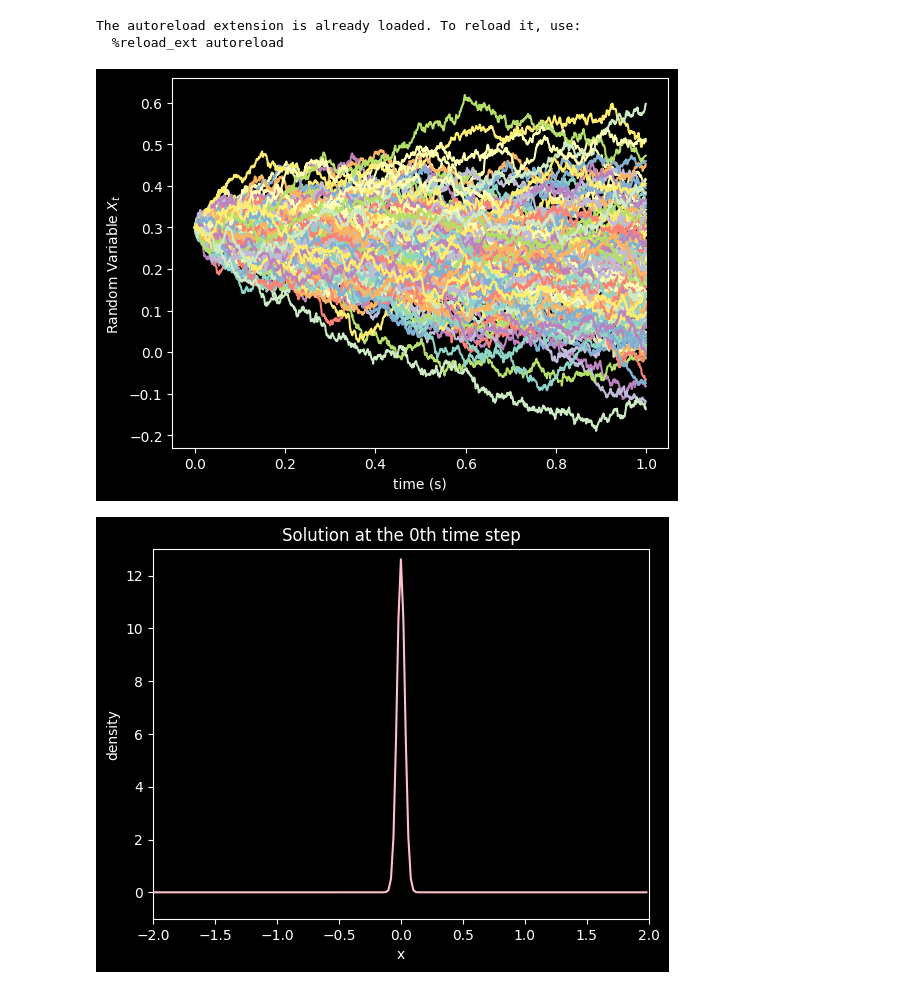
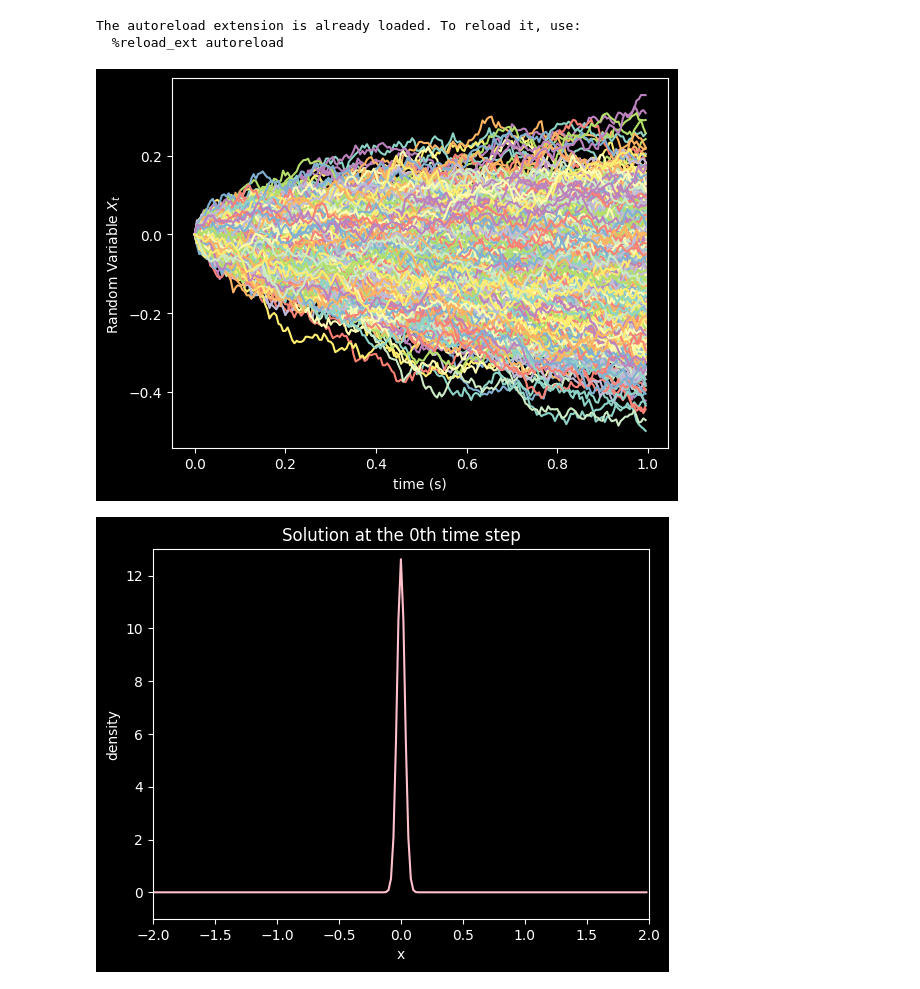
Before and after one commit to Louis-Finegan/Convection-Diffusion-Models-Finite-Difference-Method-Python3, a Jupyter notebook: examples/Fokker_Plank_equation.ipynb, the cells around one changed output. Drawn from its saved outputs; the diff is of its cells as text; code cells hidden in the pictures.

```diff
--- a/examples/Fokker_Plank_equation.ipynb
+++ b/examples/Fokker_Plank_equation.ipynb
@@ -24,43 +24,43 @@ Convection = -0.1
 # Ito Process model driven by standard Wiener process
 
 # number of simulations
-nsim = 150
+nsim = 1000
 
 # Number of partitions
-N = 1000
+N = 200
 t = np.zeros(N)
 X_t = np.zeros((nsim, N))
-X_t[:, 0] = 0.3
+X_t[:, 0] = 0
 dt = (1-0)/N
 
 mu_c = Convection
 sigma_c = np.sqrt(2*Diffusion)
 
 # Drift
 def mu(X, t):
     return mu_c
 
 # Standard Deviation
 def sigma(X, t):
     return sigma_c
 
 # Brownian motion
 def dW(dt):
     return np.random.normal(loc=0.0, scale=np.sqrt(dt))
 
 for j in range(nsim):
     for k in range(0, N-1):
         t[k+1] = t[k] + dt
         x = X_t[j, k]
         X_t[j, k+1] = x + mu(x, t)*dt + sigma(x, t)*dW(dt)
 
     plt.plot(t, X_t[j])
 
 plt.xlabel("time (s)")
 h = plt.ylabel("Random Variable $X_t$")
 h.set_rotation(90)
 plt.show()
 # %% [output]
-[figure, old version]
+[figure, new version]
 # %%
 # Number of space and time steps
```
Also changed, not shown: parts of 3 cells of this notebook, 5 other files.
